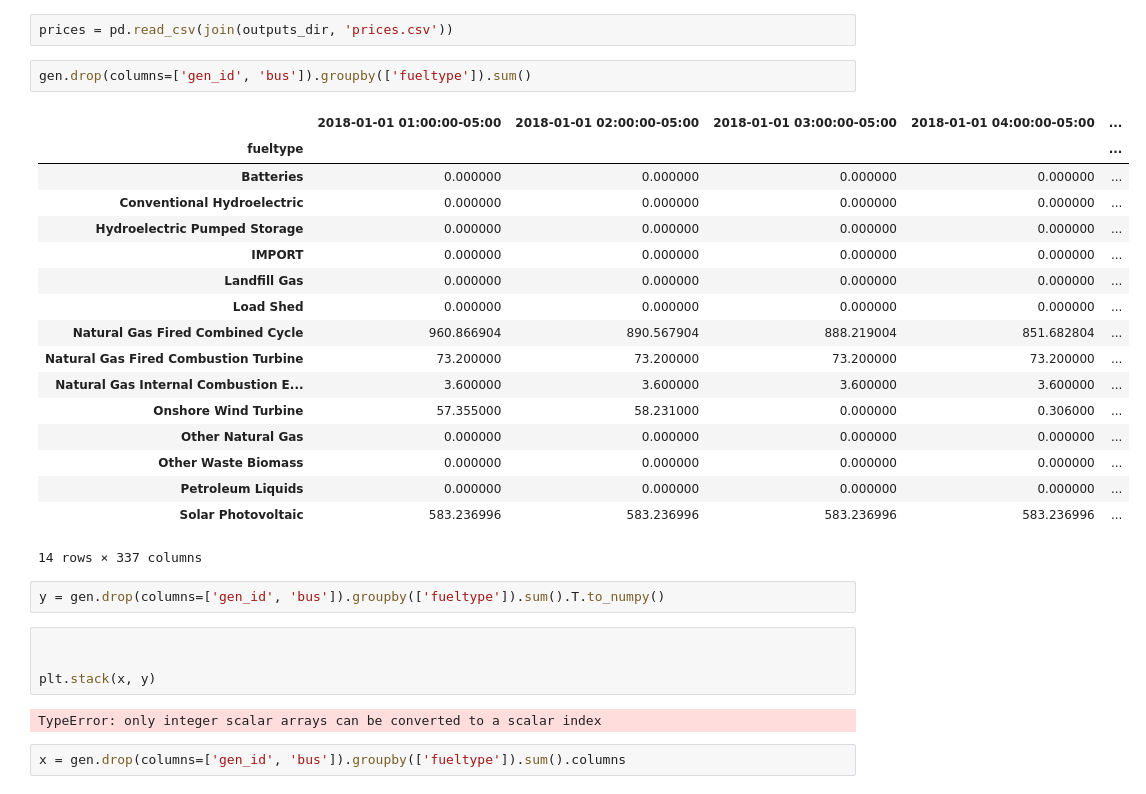
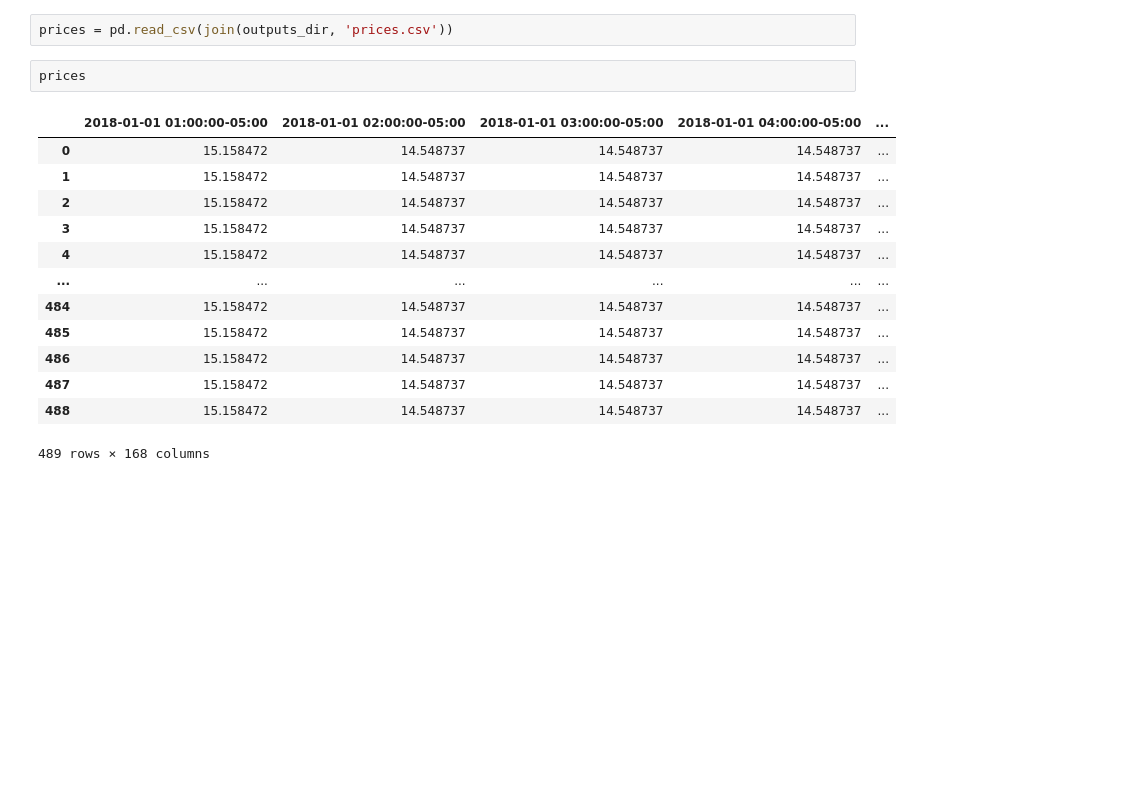
Before and after one commit to asedlak-ucsd/MAE243-Project, a Jupyter notebook: models/san_diego_system/postprocessing/run_postprocess.ipynb, the cells around one changed output. Drawn from its saved outputs; the diff is of its cells as text; blank space fills up the shorter version.

```diff
--- a/models/san_diego_system/postprocessing/run_postprocess.ipynb
+++ b/models/san_diego_system/postprocessing/run_postprocess.ipynb
@@ -16,32 +37,18 @@ gen.drop(columns=['gen_id', 'bus']).groupby(['fueltype']).sum().T.plot()
 # %%
 prices = pd.read_csv(join(outputs_dir, 'prices.csv'))
 # %%
-gen.drop(columns=['gen_id', 'bus']).groupby(['fueltype']).sum()
+prices
 # %% [output]
 |  | 2018-01-01 01:00:00-05:00 | 2018-01-01 02:00:00-05:00 | 2018-01-01 03:00:00-05:00 | 2018-01-01 04:00:00-05:00 | ... |
-| fueltype |  |  |  |  | ... |
-| Batteries | 0.000000 | 0.000000 | 0.000000 | 0.000000 | ... |
-| Conventional Hydroelectric | 0.000000 | 0.000000 | 0.000000 | 0.000000 | ... |
-| Hydroelectric Pumped Storage | 0.000000 | 0.000000 | 0.000000 | 0.000000 | ... |
-| IMPORT | 0.000000 | 0.000000 | 0.000000 | 0.000000 | ... |
-| Landfill Gas | 0.000000 | 0.000000 | 0.000000 | 0.000000 | ... |
-| Load Shed | 0.000000 | 0.000000 | 0.000000 | 0.000000 | ... |
-| Natural Gas Fired Combined Cycle | 960.866904 | 890.567904 | 888.219004 | 851.682804 | ... |
-| Natural Gas Fired Combustion Turbine | 73.200000 | 73.200000 | 73.200000 | 73.200000 | ... |
-| Natural Gas Internal Combustion E... | 3.600000 | 3.600000 | 3.600000 | 3.600000 | ... |
-| Onshore Wind Turbine | 57.355000 | 58.231000 | 0.000000 | 0.306000 | ... |
-| Other Natural Gas | 0.000000 | 0.000000 | 0.000000 | 0.000000 | ... |
-| Other Waste Biomass | 0.000000 | 0.000000 | 0.000000 | 0.000000 | ... |
-| Petroleum Liquids | 0.000000 | 0.000000 | 0.000000 | 0.000000 | ... |
-| Solar Photovoltaic | 583.236996 | 583.236996 | 583.236996 | 583.236996 | ... |
+| 0 | 15.158472 | 14.548737 | 14.548737 | 14.548737 | ... |
+| 1 | 15.158472 | 14.548737 | 14.548737 | 14.548737 | ... |
+| 2 | 15.158472 | 14.548737 | 14.548737 | 14.548737 | ... |
+| 3 | 15.158472 | 14.548737 | 14.548737 | 14.548737 | ... |
+| 4 | 15.158472 | 14.548737 | 14.548737 | 14.548737 | ... |
+| ... | ... | ... | ... | ... | ... |
+| 484 | 15.158472 | 14.548737 | 14.548737 | 14.548737 | ... |
+| 485 | 15.158472 | 14.548737 | 14.548737 | 14.548737 | ... |
+| 486 | 15.158472 | 14.548737 | 14.548737 | 14.548737 | ... |
+| 487 | 15.158472 | 14.548737 | 14.548737 | 14.548737 | ... |
+| 488 | 15.158472 | 14.548737 | 14.548737 | 14.548737 | ... |
-14 rows × 337 columns
+489 rows × 168 columns
-# %%
-y = gen.drop(columns=['gen_id', 'bus']).groupby(['fueltype']).sum().T.to_numpy()
-# %%
-
-
-plt.stack(x, y)
-# %% [output]
-TypeError: only integer scalar arrays can be converted to a scalar index
-# %%
-x = gen.drop(columns=['gen_id', 'bus']).groupby(['fueltype']).sum().columns
```
Also changed, not shown: parts of 5 cells of this notebook, 5 other files.
